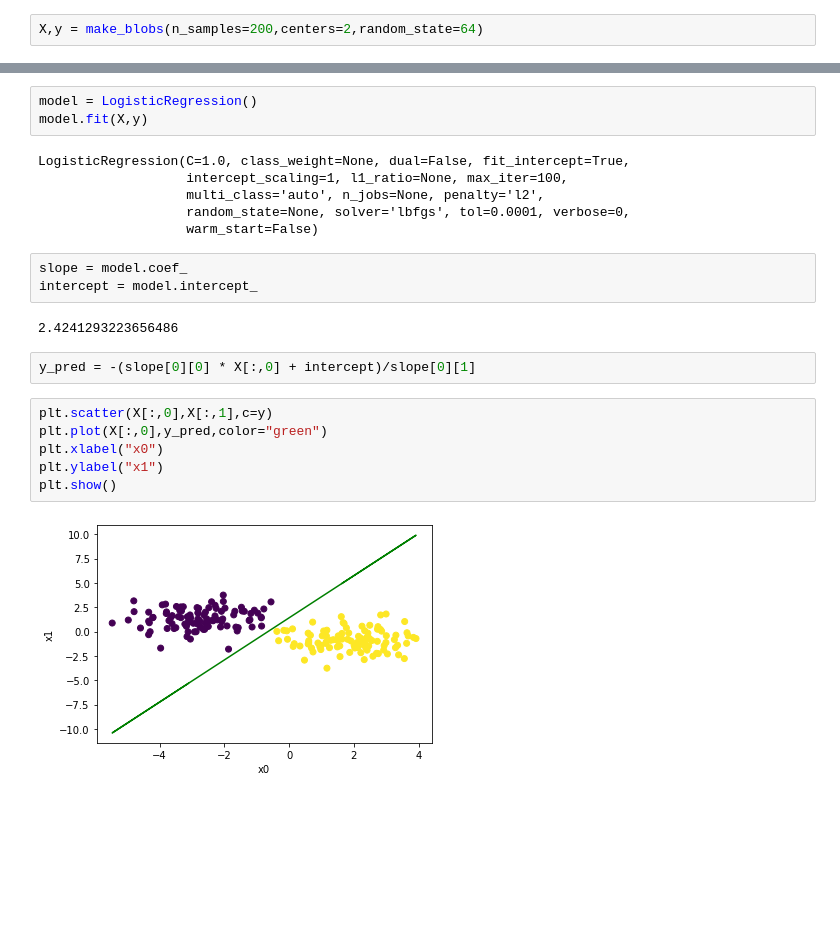
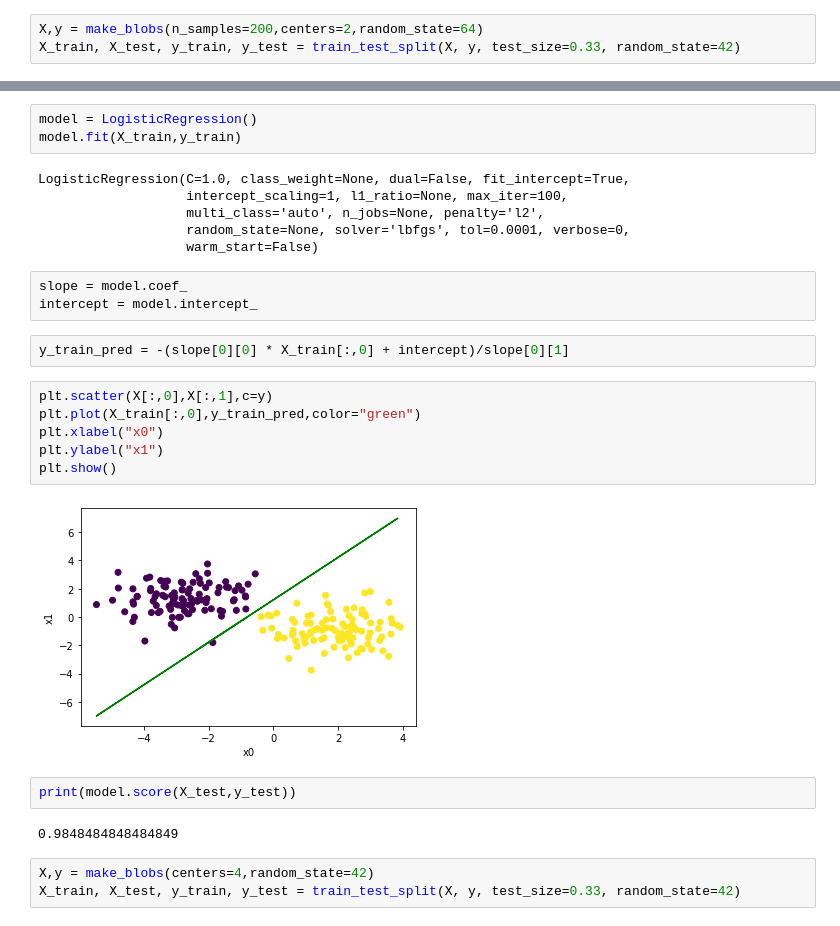
Before and after one commit to JayantGoel001/LogisticRegression, a Jupyter notebook: Logistic Regression.ipynb, the cells around one changed output, grey strips where cells are left out. Cells and saved outputs as stored; diff of their text form; blank space fills up the shorter version.

```diff
--- a/Logistic Regression.ipynb
+++ b/Logistic Regression.ipynb
@@ -6,5 +7,6 @@ from sklearn.datasets import make_blobs
 # %%
 X,y = make_blobs(n_samples=200,centers=2,random_state=64)
+X_train, X_test, y_train, y_test = train_test_split(X, y, test_size=0.33, random_state=42)
 # %%
 plt.scatter(X[:,0],X[:,1],c=y)
 plt.xlabel("x0")
@@ -14,7 +16,7 @@ plt.show()
 [figure]
 # %%
 model = LogisticRegression()
-model.fit(X,y)
+model.fit(X_train,y_train)
 # %% [output]
 LogisticRegression(C=1.0, class_weight=None, dual=False, fit_intercept=True,
                    intercept_scaling=1, l1_ratio=None, max_iter=100,
@@ -24,15 +26,20 @@ LogisticRegression(C=1.0, class_weight=None, dual=False, fit_intercept=True,
 # %%
 slope = model.coef_
 intercept = model.intercept_
-# %% [output]
-2.4241293223656486
 # %%
-y_pred = -(slope[0][0] * X[:,0] + intercept)/slope[0][1]
+y_train_pred = -(slope[0][0] * X_train[:,0] + intercept)/slope[0][1]
 # %%
 plt.scatter(X[:,0],X[:,1],c=y)
-plt.plot(X[:,0],y_pred,color="green")
+plt.plot(X_train[:,0],y_train_pred,color="green")
 plt.xlabel("x0")
 plt.ylabel("x1")
 plt.show()
 # %% [output]
-[figure, old version]
+[figure, new version]
+# %%
+print(model.score(X_test,y_test))
+# %% [output]
+0.9848484848484849
+# %%
+X,y = make_blobs(centers=4,random_state=42)
+X_train, X_test, y_train, y_test = train_test_split(X, y, test_size=0.33, random_state=42)
```
Also changed, not shown: parts of 6 cells of this notebook.
